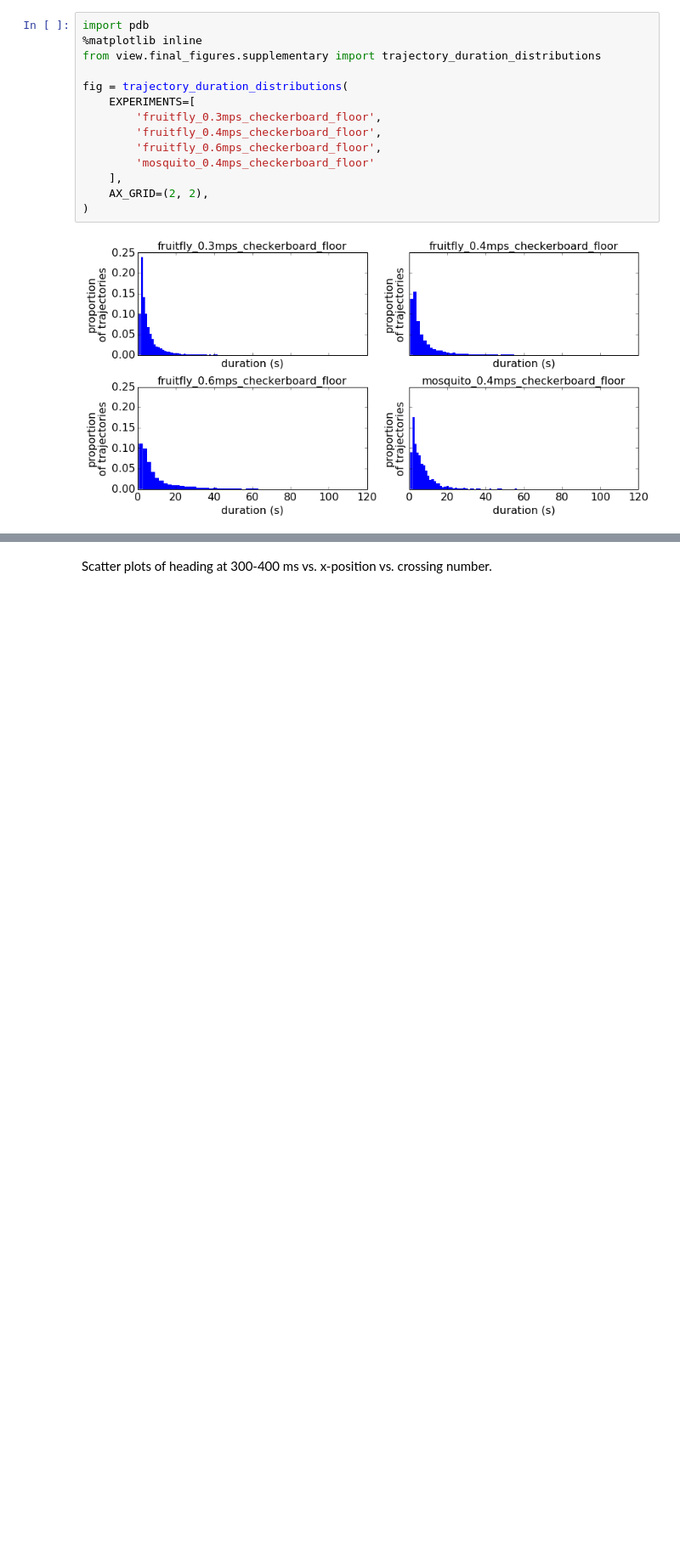
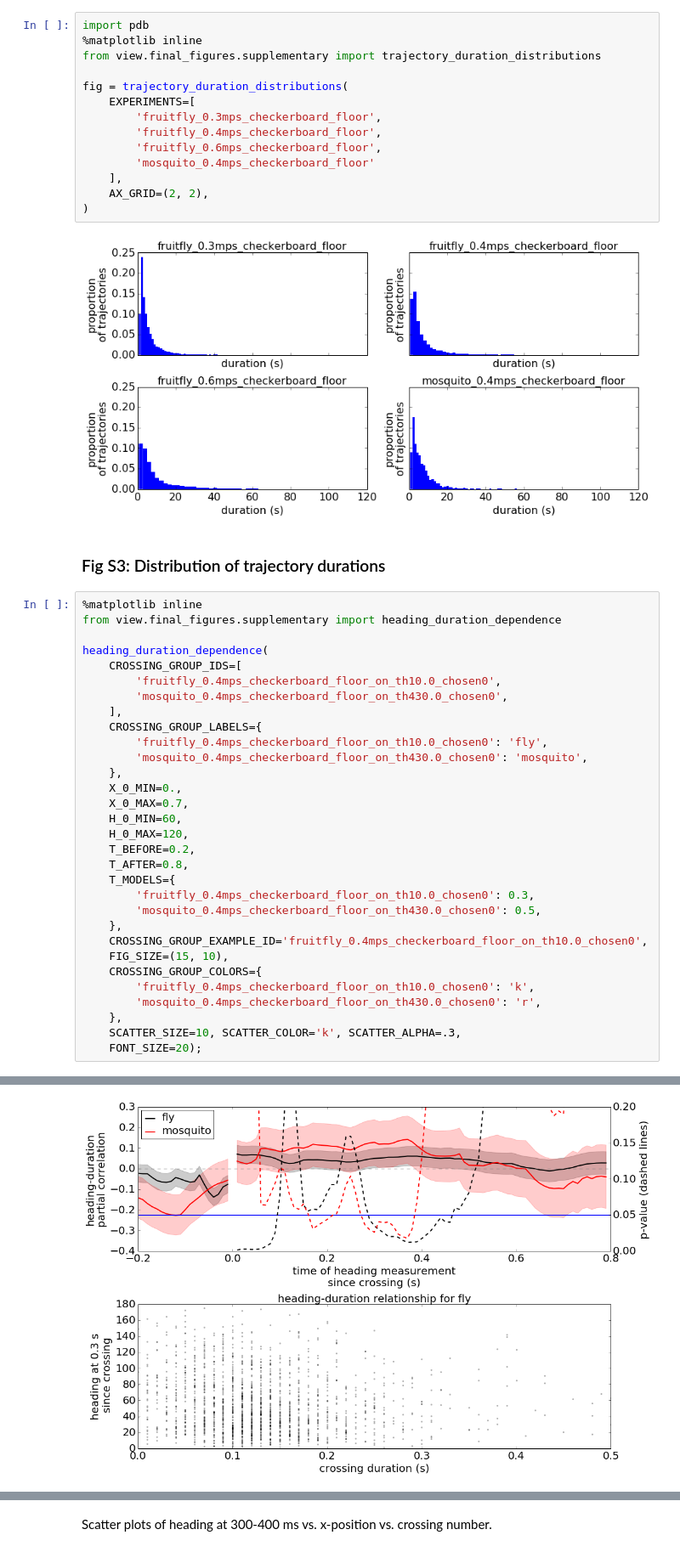
Before and after one commit to rkp8000/wind_tunnel, a Jupyter notebook: _paper_supplementary.ipynb, the cells around one changed output, grey strips where cells are left out. Shown at 85% size. Cells and saved outputs as stored; diff of their text form; blank space fills up the shorter version.

Commit message:
Add plots of heading vs. duration.

```diff
--- a/_paper_supplementary.ipynb
+++ b/_paper_supplementary.ipynb
@@ -45,3 +49,37 @@ fig = trajectory_duration_distributions(
 )
 # %% [output]
 [figure]
+# %% [markdown]
+### Fig S3: Distribution of trajectory durations
+# %%
+%matplotlib inline
+from view.final_figures.supplementary import heading_duration_dependence
+
+heading_duration_dependence(
+    CROSSING_GROUP_IDS=[
+        'fruitfly_0.4mps_checkerboard_floor_on_th10.0_chosen0',
+        'mosquito_0.4mps_checkerboard_floor_on_th430.0_chosen0',
+    ],
+    CROSSING_GROUP_LABELS={
+        'fruitfly_0.4mps_checkerboard_floor_on_th10.0_chosen0': 'fly',
+        'mosquito_0.4mps_checkerboard_floor_on_th430.0_chosen0': 'mosquito',
+    },
+    X_0_MIN=0.,
+    X_0_MAX=0.7,
+    H_0_MIN=60,
+    H_0_MAX=120,
+    T_BEFORE=0.2,
+    T_AFTER=0.8,
+    T_MODELS={
+        'fruitfly_0.4mps_checkerboard_floor_on_th10.0_chosen0': 0.3,
+        'mosquito_0.4mps_checkerboard_floor_on_th430.0_chosen0': 0.5,
+    },
+    CROSSING_GROUP_EXAMPLE_ID='fruitfly_0.4mps_checkerboard_floor_on_th10.0_chosen0',
+    FIG_SIZE=(15, 10),
+    CROSSING_GROUP_COLORS={
+        'fruitfly_0.4mps_checkerboard_floor_on_th10.0_chosen0': 'k',
+        'mosquito_0.4mps_checkerboard_floor_on_th430.0_chosen0': 'r',
+    },
+    SCATTER_SIZE=10, SCATTER_COLOR='k', SCATTER_ALPHA=.3,
+    FONT_SIZE=20);
+# %% [output]
@@ -47,0 +106 @@ fig = trajectory_duration_distributions(
+[figure, added]
```
Also changed, not shown: parts of 5 cells of this notebook.
